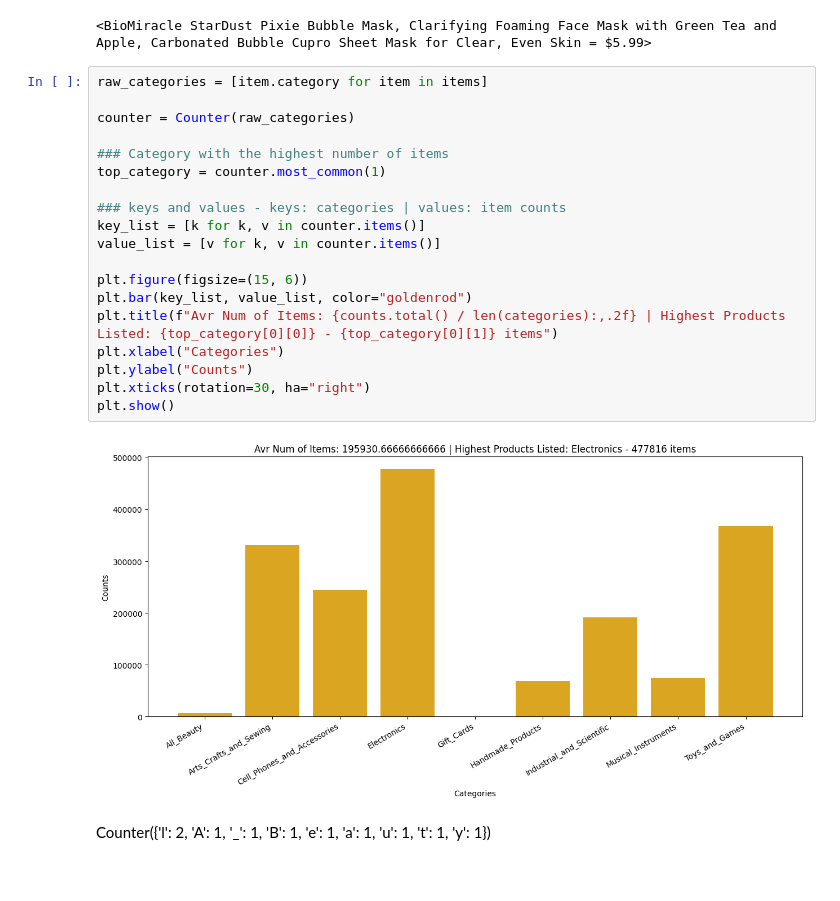
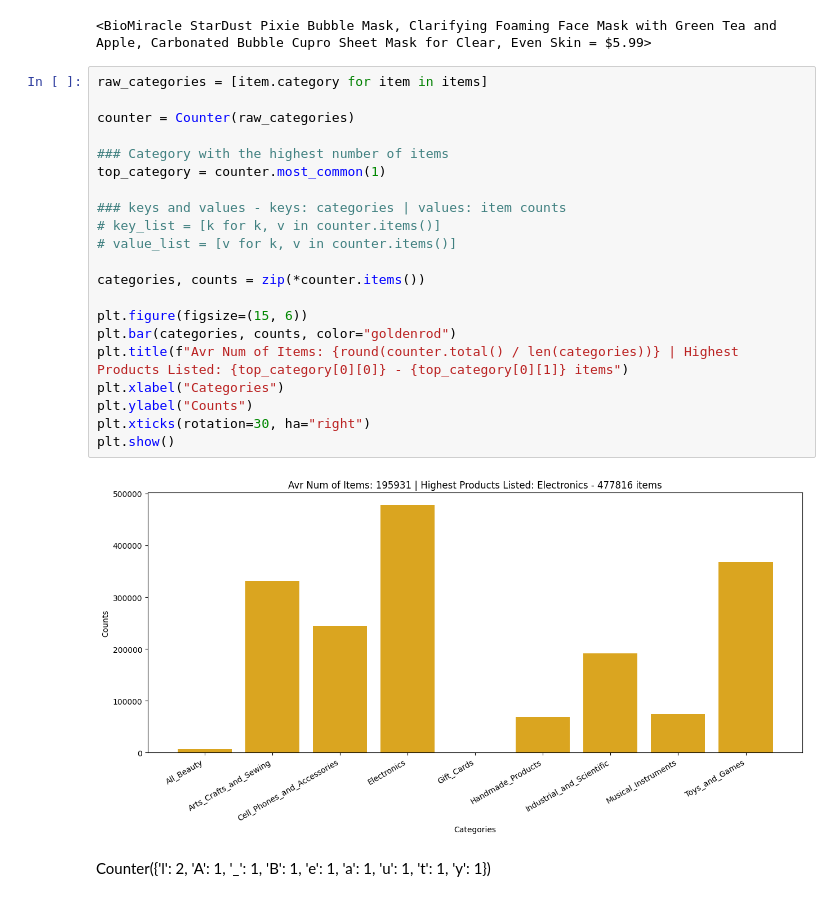
Before and after one commit to mightyoctopus/dataset-curation-data-cleanup, a Jupyter notebook: d2_data_curation_part2.ipynb, the cells around one changed output. Saved outputs shown, nothing was run; the diff lists cells and outputs as text.

Commit message:
Code optimized for category item counts chart

```diff
--- a/d2_data_curation_part2.ipynb
+++ b/d2_data_curation_part2.ipynb
@@ -149,23 +149,25 @@ print(items[1])
 # %%
 raw_categories = [item.category for item in items]
 
 counter = Counter(raw_categories)
 
 ### Category with the highest number of items
 top_category = counter.most_common(1)
 
 ### keys and values - keys: categories | values: item counts
-key_list = [k for k, v in counter.items()]
-value_list = [v for k, v in counter.items()]
+# key_list = [k for k, v in counter.items()]
+# value_list = [v for k, v in counter.items()]
+
+categories, counts = zip(*counter.items())
 
 plt.figure(figsize=(15, 6))
-plt.bar(key_list, value_list, color="goldenrod")
-plt.title(f"Avr Num of Items: {counts.total() / len(categories):,.2f} | Highest Products Listed: {top_category[0][0]} - {top_category[0][1]} items")
+plt.bar(categories, counts, color="goldenrod")
+plt.title(f"Avr Num of Items: {round(counter.total() / len(categories))} | Highest Products Listed: {top_category[0][0]} - {top_category[0][1]} items")
 plt.xlabel("Categories")
 plt.ylabel("Counts")
 plt.xticks(rotation=30, ha="right")
 plt.show()
 # %% [output]
-[figure, old version]
+[figure, new version]
 # %% [markdown]
 Counter({'l': 2, 'A': 1, '_': 1, 'B': 1, 'e': 1, 'a': 1, 'u': 1, 't': 1, 'y': 1})
```
